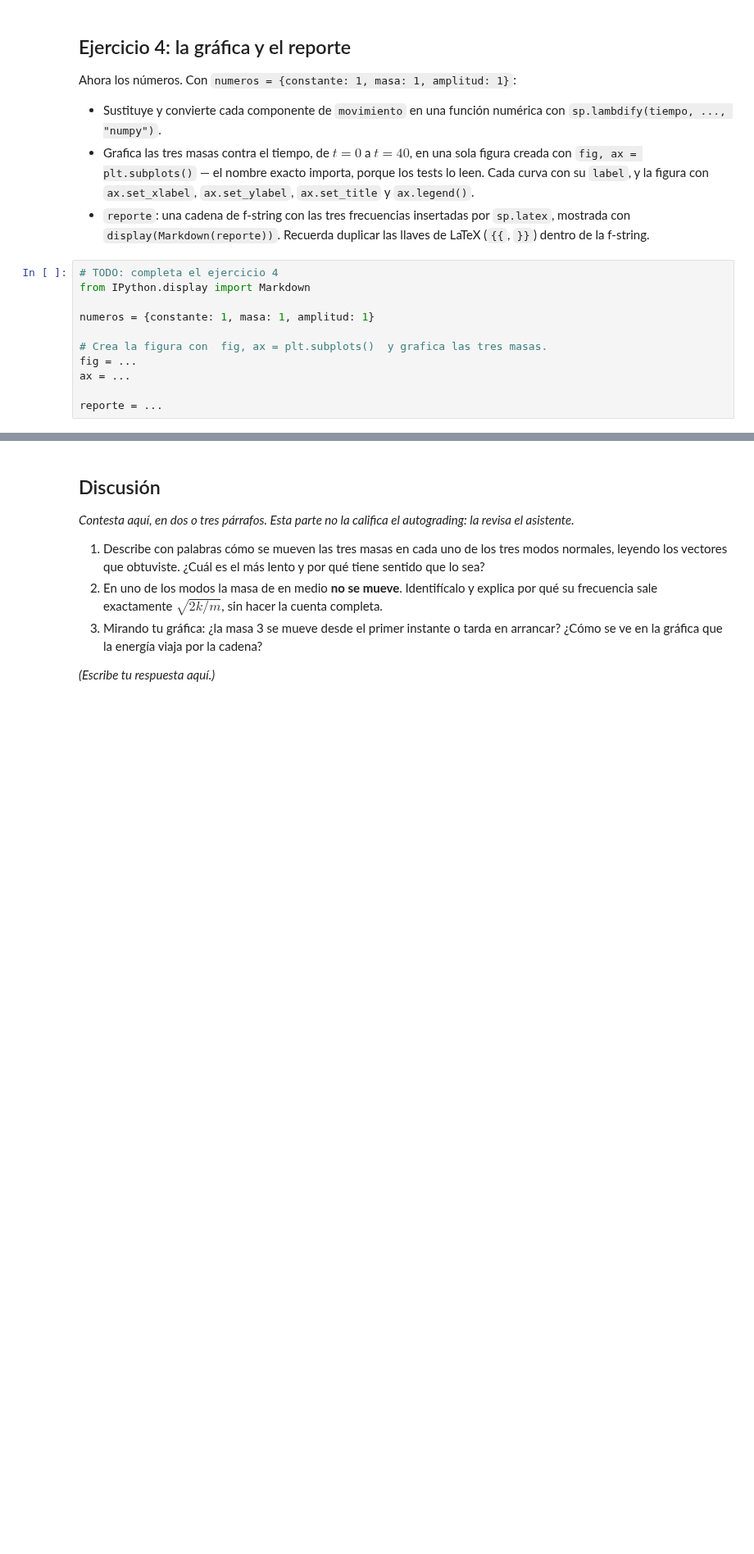
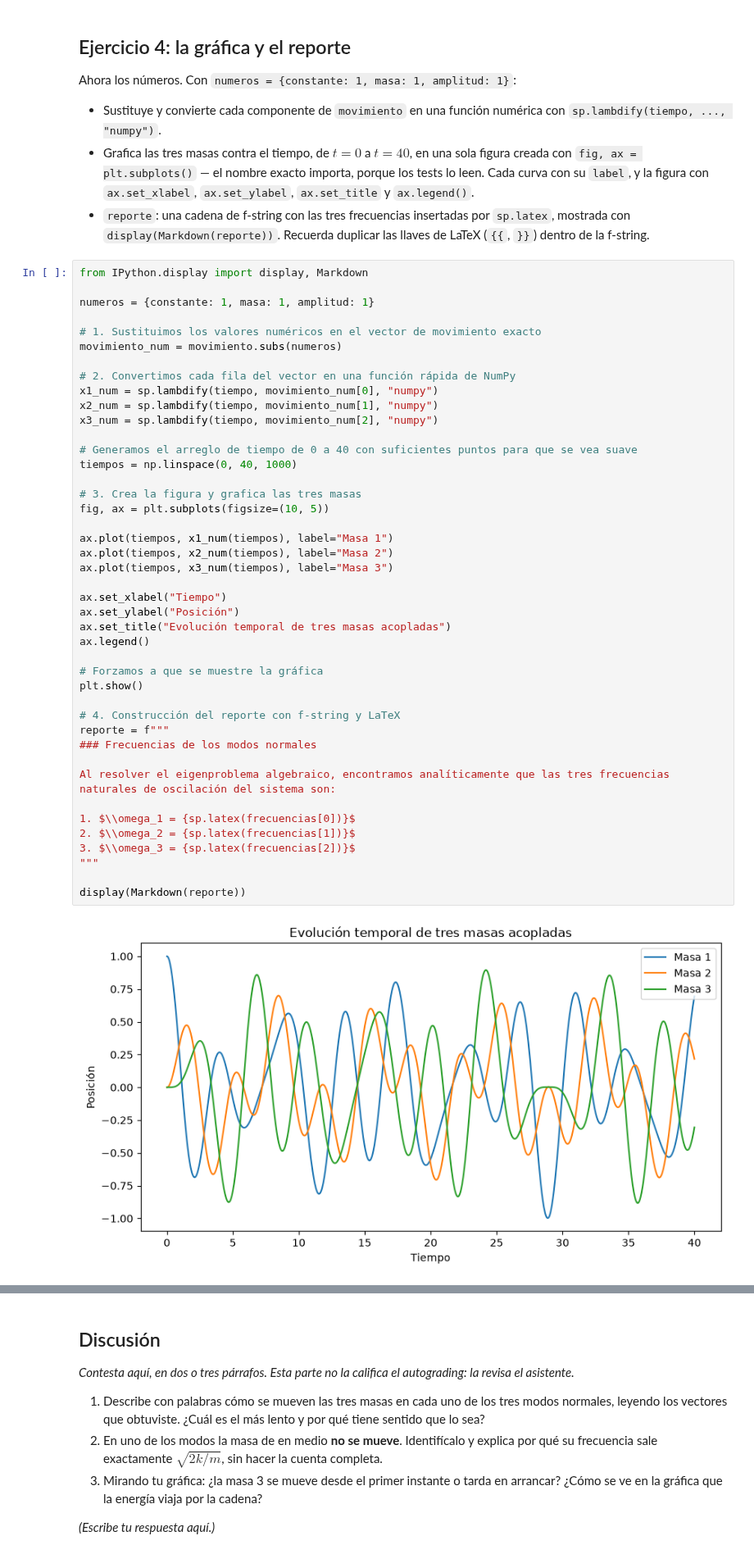
Before and after one commit to Eltiempo10/temas-selectos-fisica-computacional-1, a Jupyter notebook: semana-06/tarea/tarea-06.ipynb, the cells around one changed output, grey strips where cells are left out. Shown at 82% size. Saved outputs shown, nothing was run; the diff lists cells and outputs as text; blank space fills up the shorter version.

```diff
--- a/semana-06/tarea/tarea-06.ipynb
+++ b/semana-06/tarea/tarea-06.ipynb
@@ -138,13 +214,47 @@ Ahora los números. Con `numeros = {constante: 1, masa: 1, amplitud: 1}`:
   `sp.latex`, mostrada con `display(Markdown(reporte))`. Recuerda duplicar las
   llaves de LaTeX (`{{`, `}}`) dentro de la f-string.
 # %%
-# TODO: completa el ejercicio 4
-from IPython.display import Markdown
+from IPython.display import display, Markdown
 
 numeros = {constante: 1, masa: 1, amplitud: 1}
 
-# Crea la figura con  fig, ax = plt.subplots()  y grafica las tres masas.
-fig = ...
-ax = ...
+# 1. Sustituimos los valores numéricos en el vector de movimiento exacto
+movimiento_num = movimiento.subs(numeros)
 
-reporte = ...
+# 2. Convertimos cada fila del vector en una función rápida de NumPy
+x1_num = sp.lambdify(tiempo, movimiento_num[0], "numpy")
+x2_num = sp.lambdify(tiempo, movimiento_num[1], "numpy")
+x3_num = sp.lambdify(tiempo, movimiento_num[2], "numpy")
+
+# Generamos el arreglo de tiempo de 0 a 40 con suficientes puntos para que se vea suave
+tiempos = np.linspace(0, 40, 1000)
+
+# 3. Crea la figura y grafica las tres masas
+fig, ax = plt.subplots(figsize=(10, 5))
+
+ax.plot(tiempos, x1_num(tiempos), label="Masa 1")
+ax.plot(tiempos, x2_num(tiempos), label="Masa 2")
+ax.plot(tiempos, x3_num(tiempos), label="Masa 3")
+
+ax.set_xlabel("Tiempo")
+ax.set_ylabel("Posición")
+ax.set_title("Evolución temporal de tres masas acopladas")
+ax.legend()
+
+# Forzamos a que se muestre la gráfica
+plt.show()
+
+# 4. Construcción del reporte con f-string y LaTeX
+reporte = f"""
+### Frecuencias de los modos normales
+
+Al resolver el eigenproblema algebraico, encontramos analíticamente que las tres frecuencias naturales de oscilación del sistema son:
+
+1. $\\omega_1 = {sp.latex(frecuencias[0])}$
+2. $\\omega_2 = {sp.latex(frecuencias[1])}$
+3. $\\omega_3 = {sp.latex(frecuencias[2])}$
+"""
+
+display(Markdown(reporte))
+# %% [output]
+[figure, added]
```
Also changed, not shown: parts of 5 cells of this notebook.
